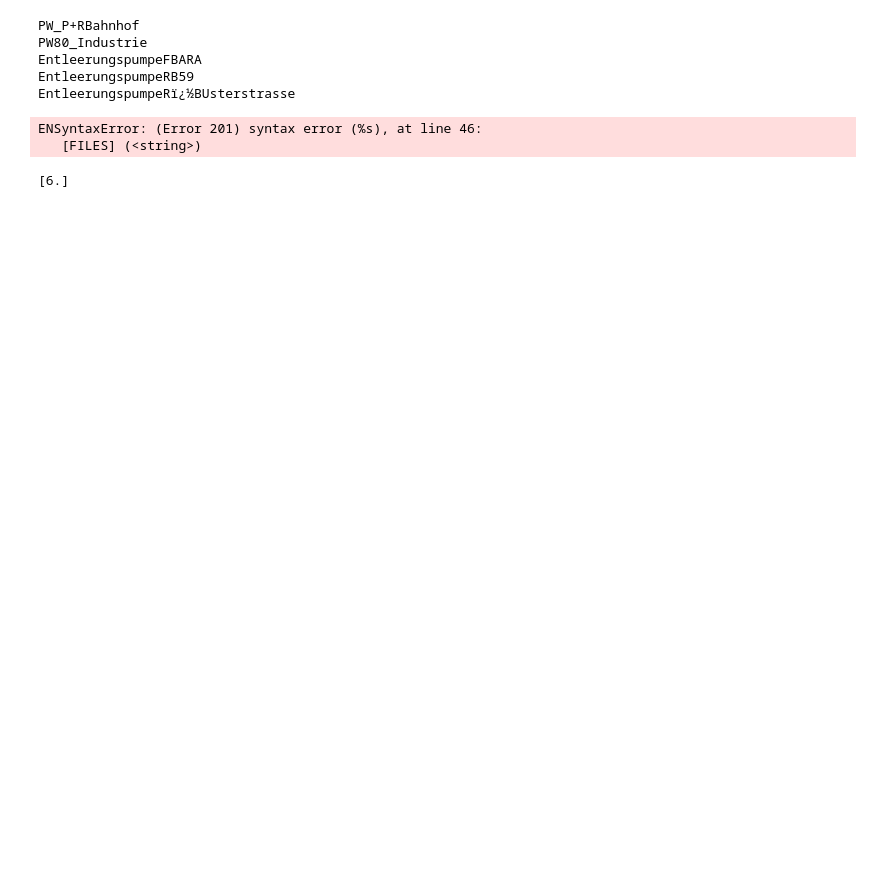
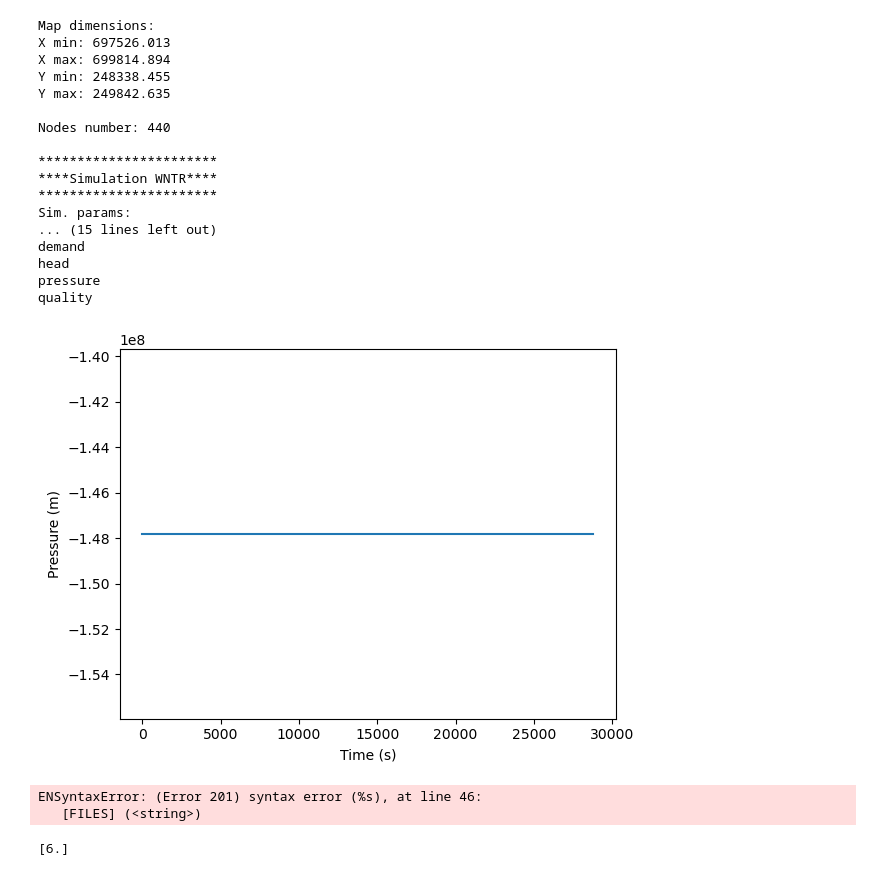
Before and after one commit to sergey32355/UTWIN_notebooks, a Jupyter notebook: GUI_notebooks.ipynb, the cells around one changed output. Saved outputs shown, nothing was run; the diff lists cells and outputs as text; code cells hidden in the pictures; blank space fills up the shorter version.

```diff
--- a/GUI_notebooks.ipynb
+++ b/GUI_notebooks.ipynb
@@ -1770,15 +1873,43 @@ Results for links are shown
 # %%
 import UTwinRoutine as utr
 fn="C:\\Users\\shse\\Documents\\ANACONDA\\UTwin_notebooks\\UTWIN_notebooks\\faf_feb16_apr20.inp"
 L1,L2,L3,L4,L5,L6,L7,L8,L9,L10,L11,L12,L13,L14,L15,L16,L17,L18,L19,L20,L21,L22,L23,L24,L25=utr.OpenInp(fn)
-for l in L16:
-    print(l)
+Graph,points,pos2=MakeGraph(L1,L2,L3,L4,L5,L6,L7,L8,L9,L10,L11,L12,L13,L14,L15,L16,L17,L18,L19,L20,L21,L22,L23,L24,L25)
+results,WNTR_nodes,WNTR_links=WNTR(graph=Graph,sim_dur=30000)
+node_keys = results.node.keys()
+link_keys = results.link.keys()
+
+node_keys= list(node_keys)[:]
+link_keys= list(link_keys)[:]
+for i in node_keys:
+    print(i)
+
+
+pressure = results.node['pressure']
+pressure_at_node123 =  results.node['pressure'].loc[:,'123']
+fig = plt.figure()
+ax = pressure_at_node123.plot()
+text = ax.set_xlabel("Time (s)")
+text = ax.set_ylabel("Pressure (m)")
 # %% [output]
-PW_P+RBahnhof
-PW80_Industrie
-EntleerungspumpeFBARA
-EntleerungspumpeRB59
-EntleerungspumpeRï¿½BUsterstrasse
+Map dimensions:
+X min: 697526.013
+X max: 699814.894
+Y min: 248338.455
+Y max: 249842.635
+
+Nodes number: 440
+
+***********************
+****Simulation WNTR****
+***********************
+Sim. params:
+... (15 lines left out)
+demand
+head
+pressure
+quality
+[figure, added]
 # %%
 import wntr
 wn = wntr.network.WaterNetworkModel(fn)
```
Also changed, not shown: parts of 3 cells of this notebook, 5 other files.
